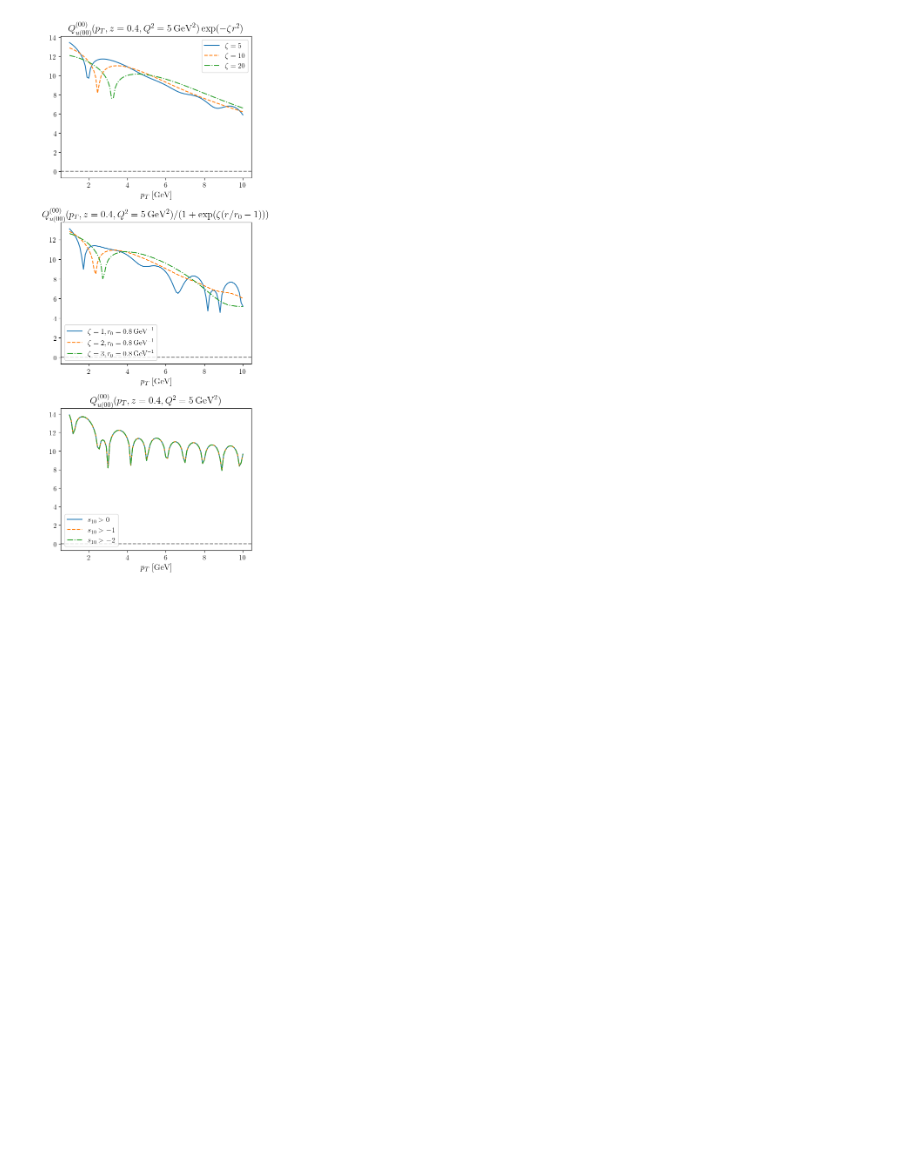
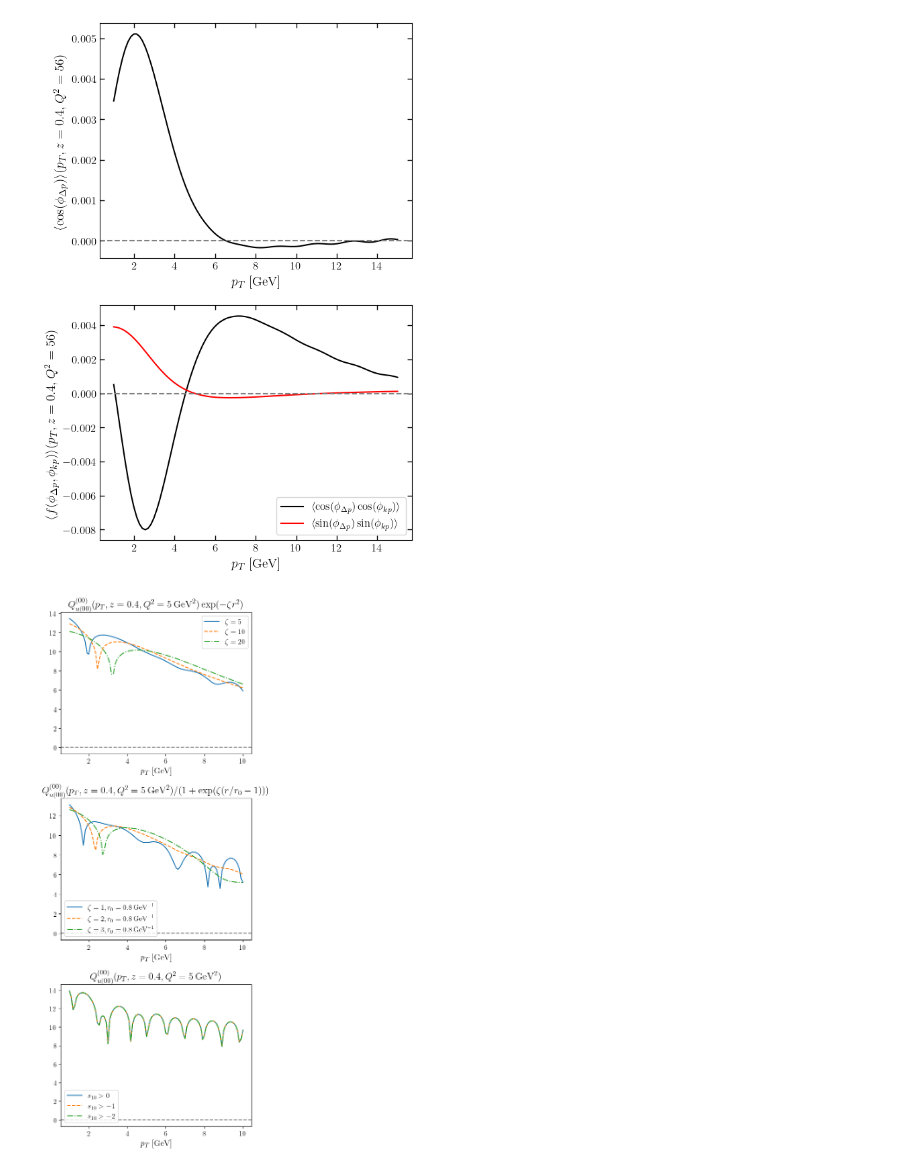
Before and after one commit to brandonmanley/dijet_DSA, a Jupyter notebook: bmanley/dsa_analysis.ipynb, the cells around one changed output. Saved outputs shown, nothing was run; the diff lists cells and outputs as text; code cells hidden in the pictures; blank space fills up the shorter version.

```diff
--- a/bmanley/dsa_analysis.ipynb
+++ b/bmanley/dsa_analysis.ipynb
@@ -86,38 +78,30 @@ print('finished z')
 # %%
-# plot azimuthal moments
+# plot azimuthal correlations
+fig, axs = plt.subplots(2, 1, figsize=(6, 10))
 
-fig, axes = plt.subplots(5, 3, figsize=(12, 20))
-titles = [fr'$\langle {it} \rangle (p_T, z={test_z})$' for it in ['1', '\\cos\\phi_{\\Delta p}', '\\cos\\phi_{k p}', '\\cos\\phi_{\\Delta p} \\cos\\phi_{k p}', '\\sin \\phi_{\\Delta p} \\sin \\phi_{k p}']]
+axs[0].plot(pT_values, test_azcTT, color='black')
+axs[0].axhline(y=0, color='grey', linestyle='--')
+axs[0].set_xlabel(r'$p_{T}$ [GeV]')
+axs[0].set_ylabel(fr'$ \langle \cos(\phi_{{\Delta p}}) \rangle (p_T, z={test_kins['z']}, Q^2={round(test_kins['Q']**2)})$')
+axs[0].tick_params(axis="both", direction="in", length=5, width=1, which='both', right=True, top=True)
+# axs[0].semilogy()
+# ax.set_ylim([10, 10**8])
 
-for idist, dist in enumerate(moms):
-    axes[idist,0].set_ylabel(dist)
+axs[1].plot(pT_values, test_azcLTcoscos, color='black', label=r'$\langle \cos(\phi_{\Delta p}) \cos(\phi_{k p})\rangle$')
+axs[1].plot(pT_values, test_azcLTsinsin, color='red', label=r'$\langle \sin(\phi_{\Delta p}) \sin(\phi_{k p})\rangle$')
+axs[1].axhline(y=0, color='grey', linestyle='--')
+axs[1].set_xlabel(r'$p_{T}$ [GeV]')
+axs[1].set_ylabel(fr'$ \langle f(\phi_{{\Delta p}}, \phi_{{kp}}) \rangle (p_T, z={test_kins['z']}, Q^2={round(test_kins['Q']**2)})$')
+axs[1].tick_params(axis="both", direction="in", length=5, width=1, which='both', right=True, top=True)
+axs[1].legend()
+# axs[0].semilogy()
+# ax.set_ylim([10, 10**8])
 
-    for iQ, Q in enumerate(Qs):
-        axes[idist,0].plot(pT_values, moms_varied_data['Q2'][dist][iQ], label = fr'$Q^2={round(Q**2)}\,GeV^2$')
-        axes[idist,0].legend()
-        axes[idist,0].axhline(y=0, color='grey', linestyle='--')
-        axes[idist,0].set_xlabel(r'$p_T$ [GeV]')
-        # axes[idist,0].semilogy()
-        axes[idist,0].set_ylabel(titles[idist])
+plt.show()
 
-    for ixBj, xBj in enumerate(xBjs):
-        axes[idist,1].plot(pT_values, moms_varied_data['xBj'][dist][ixBj], label = fr'$x={xBj}$')
-        axes[idist,1].legend()
-        axes[idist,1].axhline(y=0, color='grey', linestyle='--')
-        axes[idist,1].set_xlabel(r'$p_T$ [GeV]')
-        # axes[idist,1].semilogy()
-        axes[idist,1].set_ylabel(titles[idist])
-
-    for iz, z in enumerate(zs):
-        axes[idist,2].plot(pT_values, moms_varied_data['z'][dist][iz], label = fr'$z={z}$')
-        axes[idist,2].legend()
-        axes[idist,2].axhline(y=0, color='grey', linestyle='--')
-        axes[idist,2].set_xlabel(r'$p_T$ [GeV]')
-        # axes[idist,2].semilogy()
-        axes[idist,2].set_ylabel(titles[idist])
-
-plt.tight_layout()
-plt.show()
+fig.savefig('azcorr_ic1.pdf', dpi=400, bbox_inches="tight")
+# %% [output]
+[figure, added]
 # %%
 # compare IR regulating functions
 pT_values = np.linspace(1,10,100)
```
Also changed, not shown: parts of 4 cells of this notebook, 44 other files.
